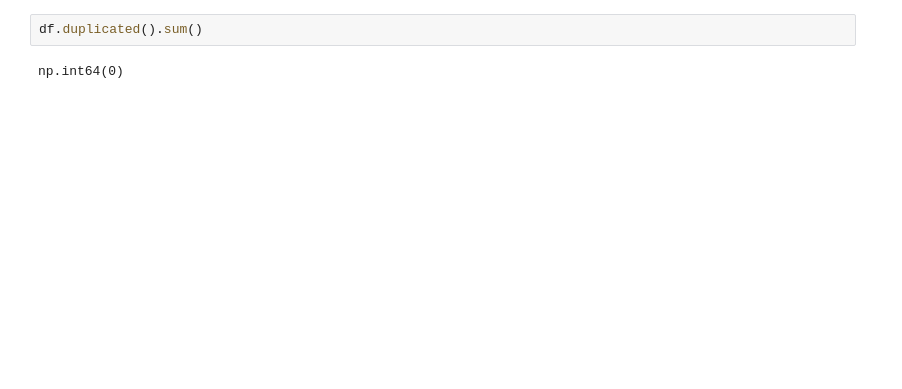
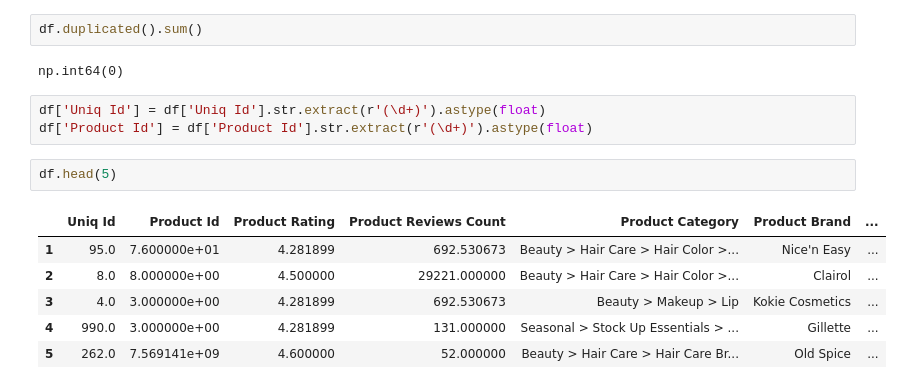
Before and after one commit to Nazihahaha/E-commerce-Product-Recommender, a Jupyter notebook: main.ipynb, the cells around one changed output. Drawn from its saved outputs; the diff is of its cells as text; blank space fills up the shorter version.

```diff
--- a/main.ipynb
+++ b/main.ipynb
@@ -112,3 +113,15 @@ df.head(5)
 df.duplicated().sum()
 # %% [output]
 np.int64(0)
+# %%
+df['Uniq Id'] = df['Uniq Id'].str.extract(r'(\d+)').astype(float)
+df['Product Id'] = df['Product Id'].str.extract(r'(\d+)').astype(float)
+# %%
+df.head(5)
+# %% [output]
+|  | Uniq Id | Product Id | Product Rating | Product Reviews Count | Product Category | Product Brand | ... |
+| 1 | 95.0 | 7.600000e+01 | 4.281899 | 692.530673 | Beauty > Hair Care > Hair Color >... | Nice'n Easy | ... |
+| 2 | 8.0 | 8.000000e+00 | 4.500000 | 29221.000000 | Beauty > Hair Care > Hair Color >... | Clairol | ... |
+| 3 | 4.0 | 3.000000e+00 | 4.281899 | 692.530673 | Beauty > Makeup > Lip | Kokie Cosmetics | ... |
+| 4 | 990.0 | 3.000000e+00 | 4.281899 | 131.000000 | Seasonal > Stock Up Essentials > ... | Gillette | ... |
+| 5 | 262.0 | 7.569141e+09 | 4.600000 | 52.000000 | Beauty > Hair Care > Hair Care Br... | Old Spice | ... |
```
Also changed, not shown: parts of 4 cells of this notebook.
